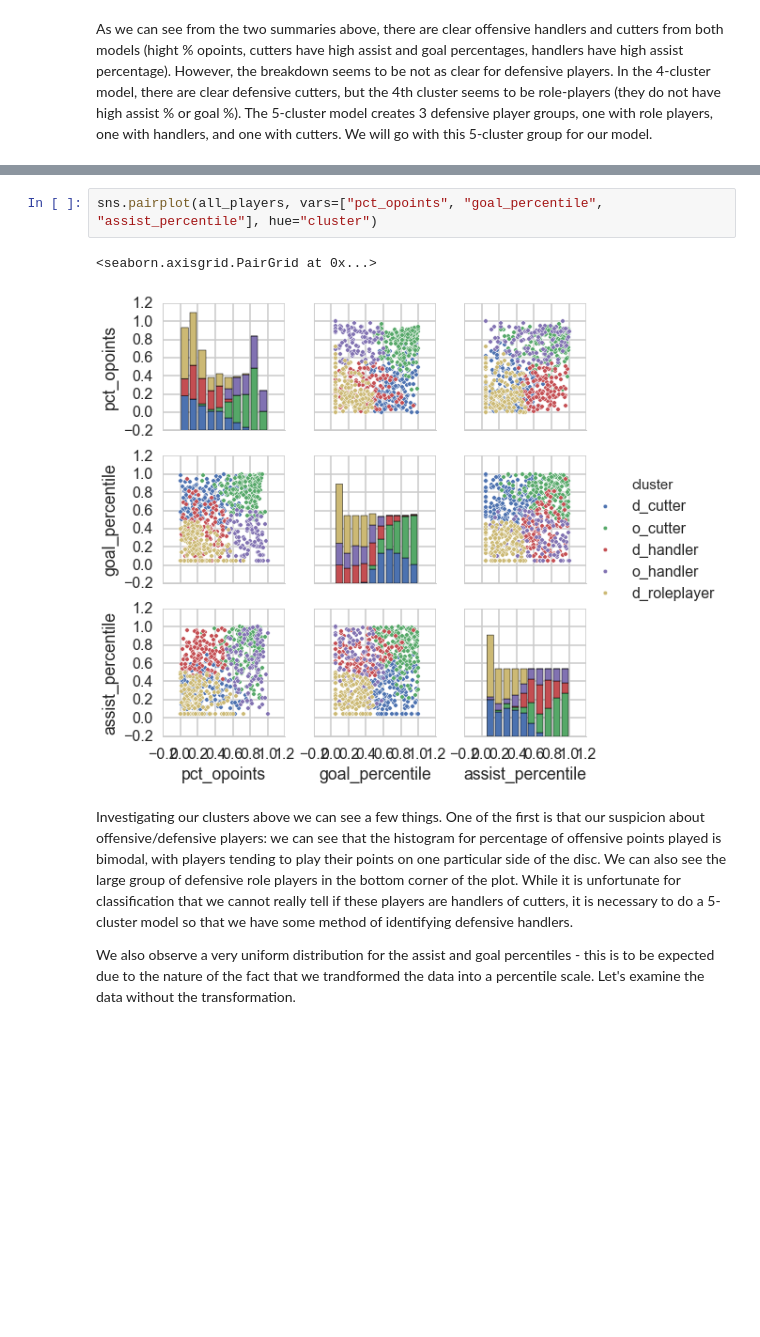
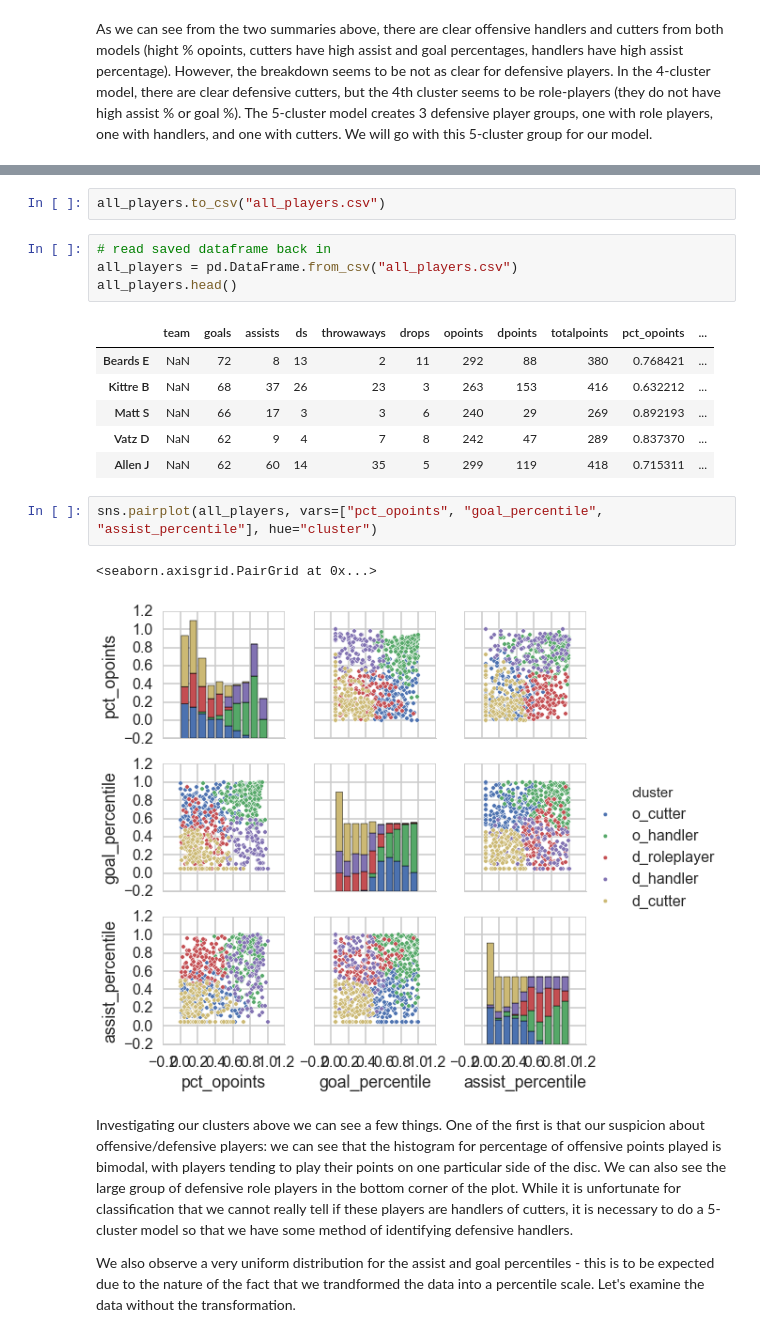
Before and after one commit to karinehsu/cs109-final-project, a Jupyter notebook: player-cluster.ipynb, the cells around one changed output, grey strips where cells are left out. Drawn from its saved outputs; the diff is of its cells as text; blank space fills up the shorter version.

```diff
--- a/player-cluster.ipynb
+++ b/player-cluster.ipynb
@@ -346,8 +348,21 @@ See the caveats in the documentation: http://pandas.pydata.org/pandas-docs/stabl
+# %%
+all_players.to_csv("all_players.csv")
+# %%
+# read saved dataframe back in
+all_players = pd.DataFrame.from_csv("all_players.csv")
+all_players.head()
+# %% [output]
+|  | team | goals | assists | ds | throwaways | drops | opoints | dpoints | totalpoints | pct_opoints | ... |
+| Beards E | NaN | 72 | 8 | 13 | 2 | 11 | 292 | 88 | 380 | 0.768421 | ... |
+| Kittre B | NaN | 68 | 37 | 26 | 23 | 3 | 263 | 153 | 416 | 0.632212 | ... |
+| Matt S | NaN | 66 | 17 | 3 | 3 | 6 | 240 | 29 | 269 | 0.892193 | ... |
+| Vatz D | NaN | 62 | 9 | 4 | 7 | 8 | 242 | 47 | 289 | 0.837370 | ... |
+| Allen J | NaN | 62 | 60 | 14 | 35 | 5 | 299 | 119 | 418 | 0.715311 | ... |
 # %%
 sns.pairplot(all_players, vars=["pct_opoints", "goal_percentile", "assist_percentile"], hue="cluster")
 # %% [output]
 <seaborn.axisgrid.PairGrid at 0x...>
-[figure, old version]
+[figure, new version]
 # %% [markdown]
 Investigating our clusters above we can see a few things. One of the first is that our suspicion about offensive/defensive players: we can see that the histogram for percentage of offensive points played is bimodal, with players tending to play their points on one particular side of the disc. We can also see the large group of defensive role players in the bottom corner of the plot. While it is unfortunate for classification that we cannot really tell if these players are handlers of cutters, it is necessary to do a 5-cluster model so that we have some method of identifying defensive handlers.
 
```
Also changed, not shown: parts of 11 cells of this notebook, 1 other file.
